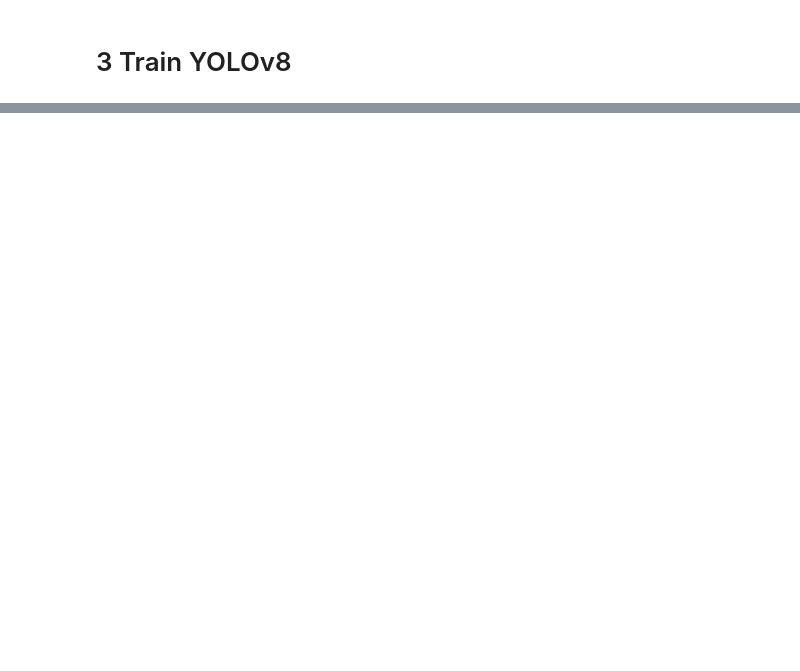
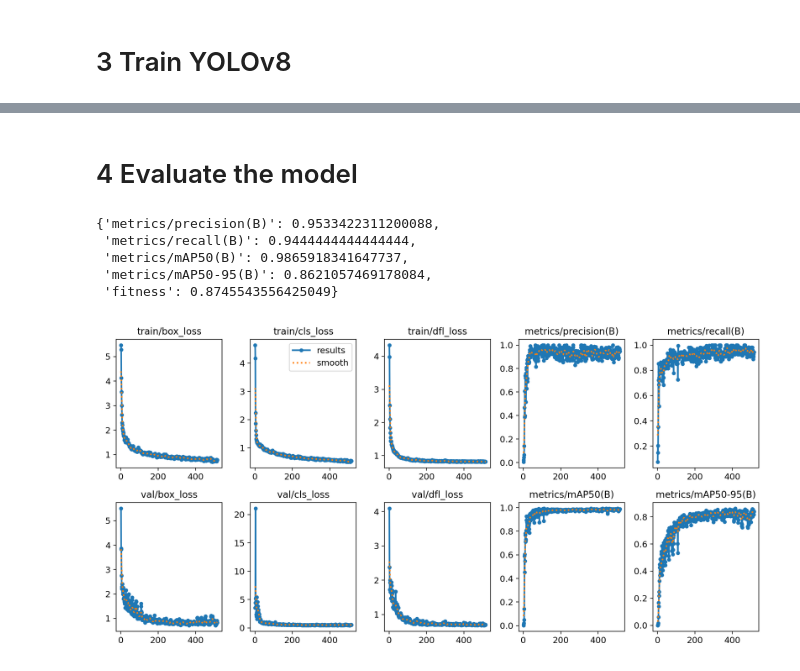
Before and after one commit to Jacky0111/GLE-Billing, a Jupyter notebook: yolov8-GLE-Row.ipynb, the cells around one changed output, grey strips where cells are left out. Saved outputs shown, nothing was run; the diff lists cells and outputs as text; code cells hidden in the pictures; blank space fills up the shorter version.

```diff
--- a/yolov8-GLE-Row.ipynb
+++ b/yolov8-GLE-Row.ipynb
@@ -53,0 +105,15 @@ results = model.train(data='Table/config-GLE-table.yaml', epochs=1000, workers=1
+# %% [markdown]
+# 4 Evaluate the model
+# %%
+results.results_dict
+# %% [output]
+{'metrics/precision(B)': 0.9533422311200088,
+ 'metrics/recall(B)': 0.9444444444444444,
+ 'metrics/mAP50(B)': 0.9865918341647737,
+ 'metrics/mAP50-95(B)': 0.8621057469178084,
+ 'fitness': 0.8745543556425049}
+# %%
+# We can also output some older school graphs if the tensor board isn't working for whatever reason...
+Image(filename=f'{str(results.save_dir)}/results.png', width=1000)
+# %% [output]
+[figure, added]
```
Also changed, not shown: parts of 14 cells of this notebook.
